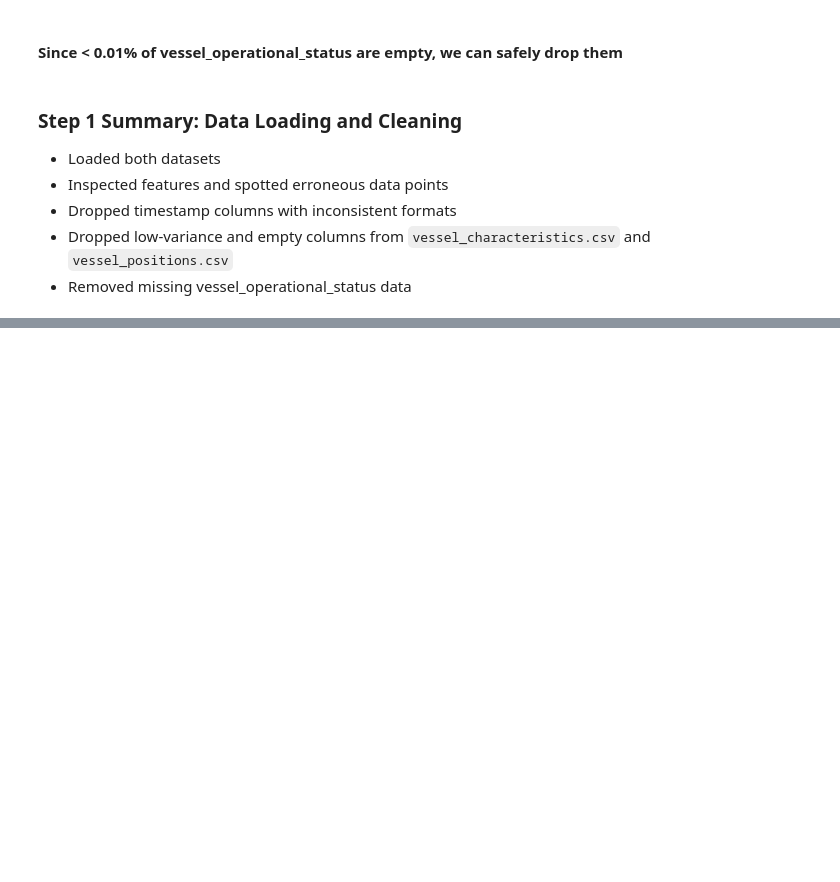
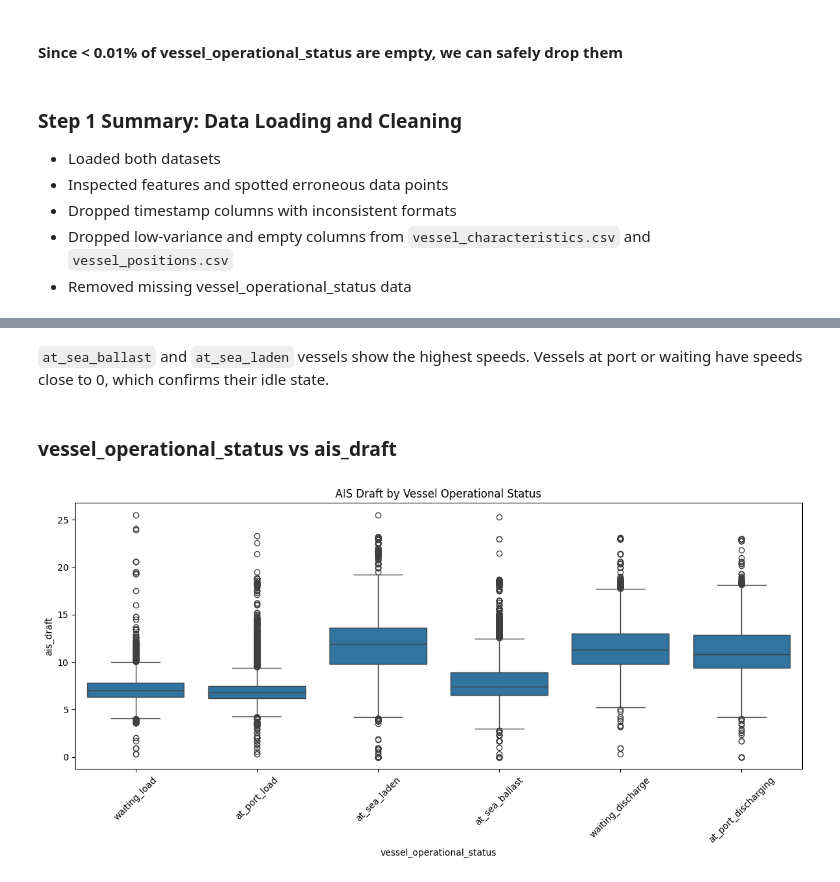
Before and after one commit to halladaas/vessel-analysis, a Jupyter notebook: notebook/profision-vessel-analysis.ipynb, the cells around one changed output, grey strips where cells are left out. Cells and saved outputs as stored; diff of their text form; code cells hidden in the pictures; blank space fills up the shorter version.

```diff
--- a/notebook/profision-vessel-analysis.ipynb
+++ b/notebook/profision-vessel-analysis.ipynb
@@ -306,0 +386,13 @@ positions.dropna(subset=['vessel_operational_status'], inplace=True)
+# %% [markdown]
+`at_sea_ballast` and `at_sea_laden` vessels show the highest speeds. Vessels at port or waiting have speeds close to 0, which confirms their idle state.
+# %% [markdown]
+### vessel_operational_status vs ais_draft
+# %%
+plt.figure(figsize=(12,6))
+sns.boxplot(data=subset, x='vessel_operational_status', y='ais_draft')
+plt.title('AIS Draft by Vessel Operational Status')
+plt.xticks(rotation=45)
+plt.tight_layout()
+plt.show()
+# %% [output]
+[figure, added]
```
Also changed, not shown: parts of 17 cells of this notebook.
